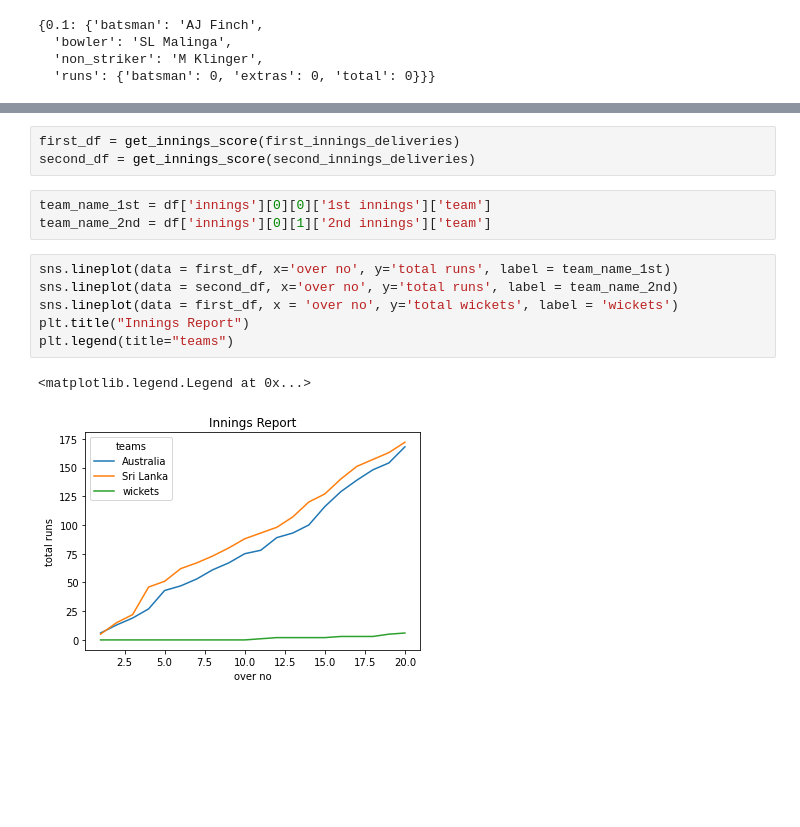
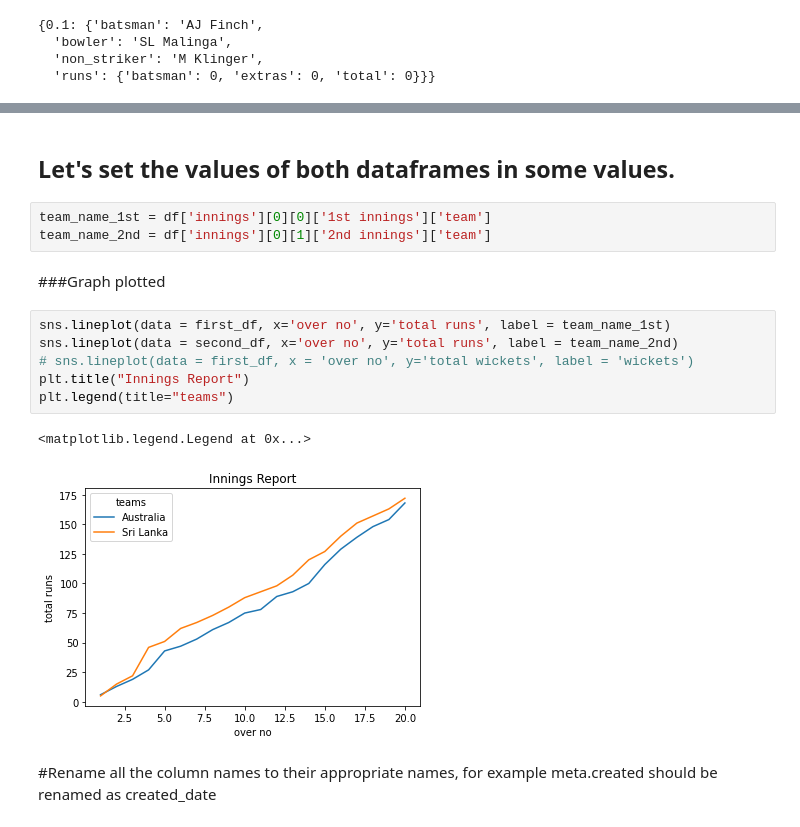
Before and after one commit to prateekk21/icc-data-analysis, a Jupyter notebook: Prateek_Arora_M1W4_Self_Project.ipynb, the cells around one changed output, grey strips where cells are left out. Saved outputs shown, nothing was run; the diff lists cells and outputs as text; blank space fills up the shorter version.

```diff
--- a/Prateek_Arora_M1W4_Self_Project.ipynb
+++ b/Prateek_Arora_M1W4_Self_Project.ipynb
@@ -247,17 +131,20 @@ get_innings_score(first_innings_deliveries)
-# %%
-first_df = get_innings_score(first_innings_deliveries)
-second_df = get_innings_score(second_innings_deliveries)
+# %% [markdown]
+## Let's set the values of both dataframes in some values.
 # %%
 team_name_1st = df['innings'][0][0]['1st innings']['team']
 team_name_2nd = df['innings'][0][1]['2nd innings']['team']
+# %% [markdown]
+###Graph plotted
 # %%
 sns.lineplot(data = first_df, x='over no', y='total runs', label = team_name_1st)
 sns.lineplot(data = second_df, x='over no', y='total runs', label = team_name_2nd)
-sns.lineplot(data = first_df, x = 'over no', y='total wickets', label = 'wickets')
+# sns.lineplot(data = first_df, x = 'over no', y='total wickets', label = 'wickets')
 plt.title("Innings Report")
 plt.legend(title="teams")
 # %% [output]
 <matplotlib.legend.Legend at 0x...>
-[figure, old version]
+[figure, new version]
+# %% [markdown]
+#Rename all the column names to their appropriate names, for example meta.created should be renamed as created_date
 # %%
 df.head()
```
Also changed, not shown: parts of 79 cells of this notebook.
